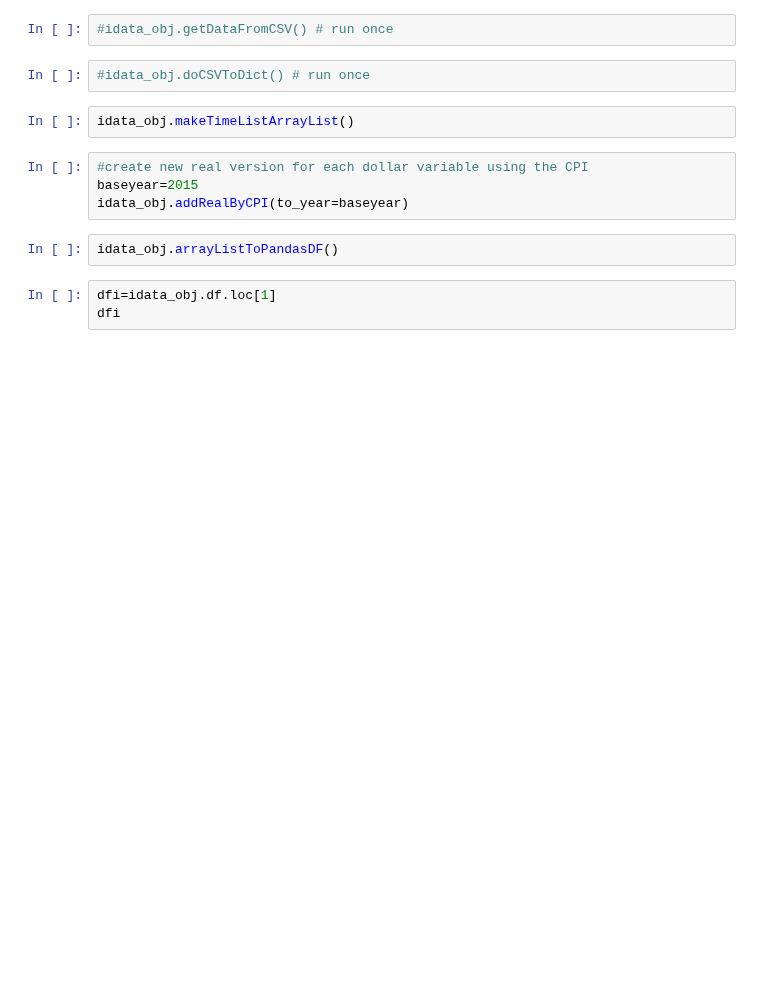
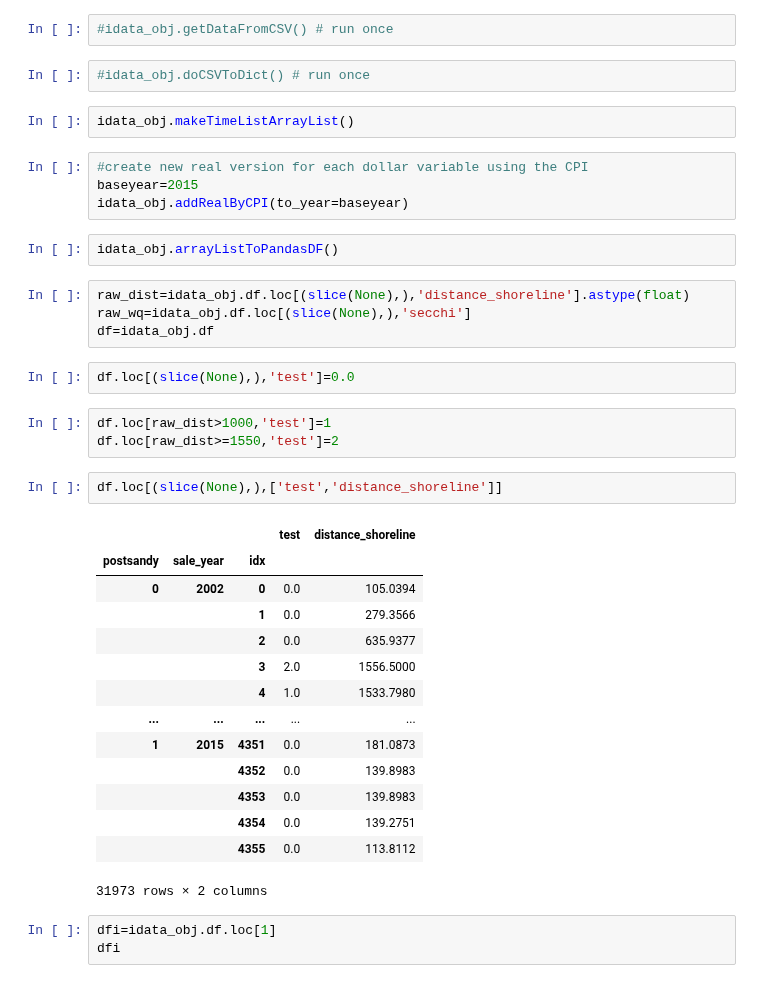
Before and after one commit to DouglasPatton/island, a Jupyter notebook: island-data_test.ipynb, the cells around one changed output. Drawn from its saved outputs; the diff is of its cells as text; blank space fills up the shorter version.

```diff
--- a/island-data_test.ipynb
+++ b/island-data_test.ipynb
@@ -33,6 +31,32 @@ baseyear=2015
 idata_obj.addRealByCPI(to_year=baseyear)
 # %%
 idata_obj.arrayListToPandasDF()
+# %%
+raw_dist=idata_obj.df.loc[(slice(None),),'distance_shoreline'].astype(float)
+raw_wq=idata_obj.df.loc[(slice(None),),'secchi']
+df=idata_obj.df
+# %%
+df.loc[(slice(None),),'test']=0.0
+# %%
+df.loc[raw_dist>1000,'test']=1
+df.loc[raw_dist>=1550,'test']=2
+# %%
+df.loc[(slice(None),),['test','distance_shoreline']]
+# %% [output]
+|  |  |  | test | distance_shoreline |
+| postsandy | sale_year | idx |  |  |
+| 0 | 2002 | 0 | 0.0 | 105.0394 |
+|  |  | 1 | 0.0 | 279.3566 |
+|  |  | 2 | 0.0 | 635.9377 |
+|  |  | 3 | 2.0 | 1556.5000 |
+|  |  | 4 | 1.0 | 1533.7980 |
+| ... | ... | ... | ... | ... |
+| 1 | 2015 | 4351 | 0.0 | 181.0873 |
+|  |  | 4352 | 0.0 | 139.8983 |
+|  |  | 4353 | 0.0 | 139.8983 |
+|  |  | 4354 | 0.0 | 139.2751 |
+|  |  | 4355 | 0.0 | 113.8112 |
+31973 rows × 2 columns
 # %%
 dfi=idata_obj.df.loc[1]
 dfi
```
Also changed, not shown: parts of 1 cell of this notebook, 4 other files.
